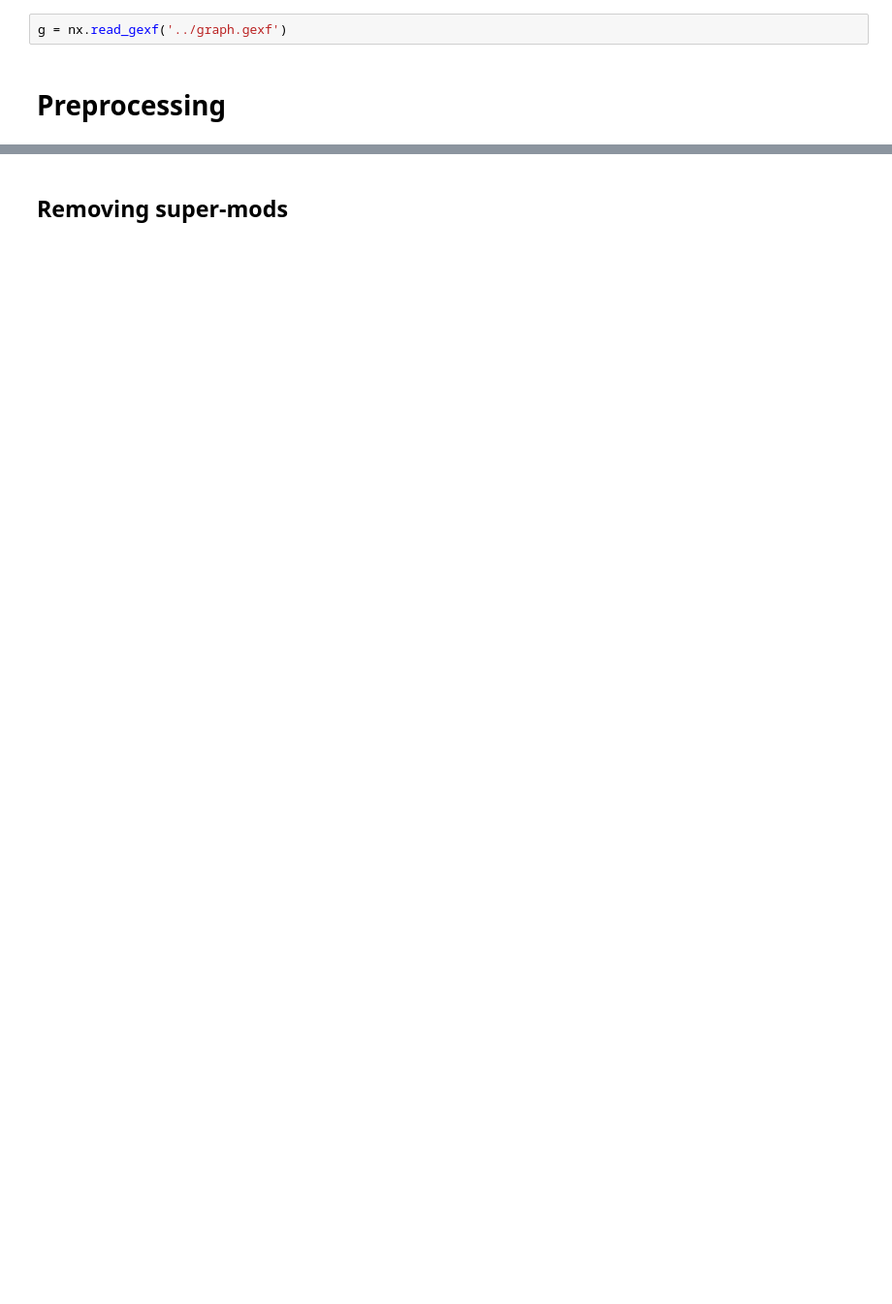
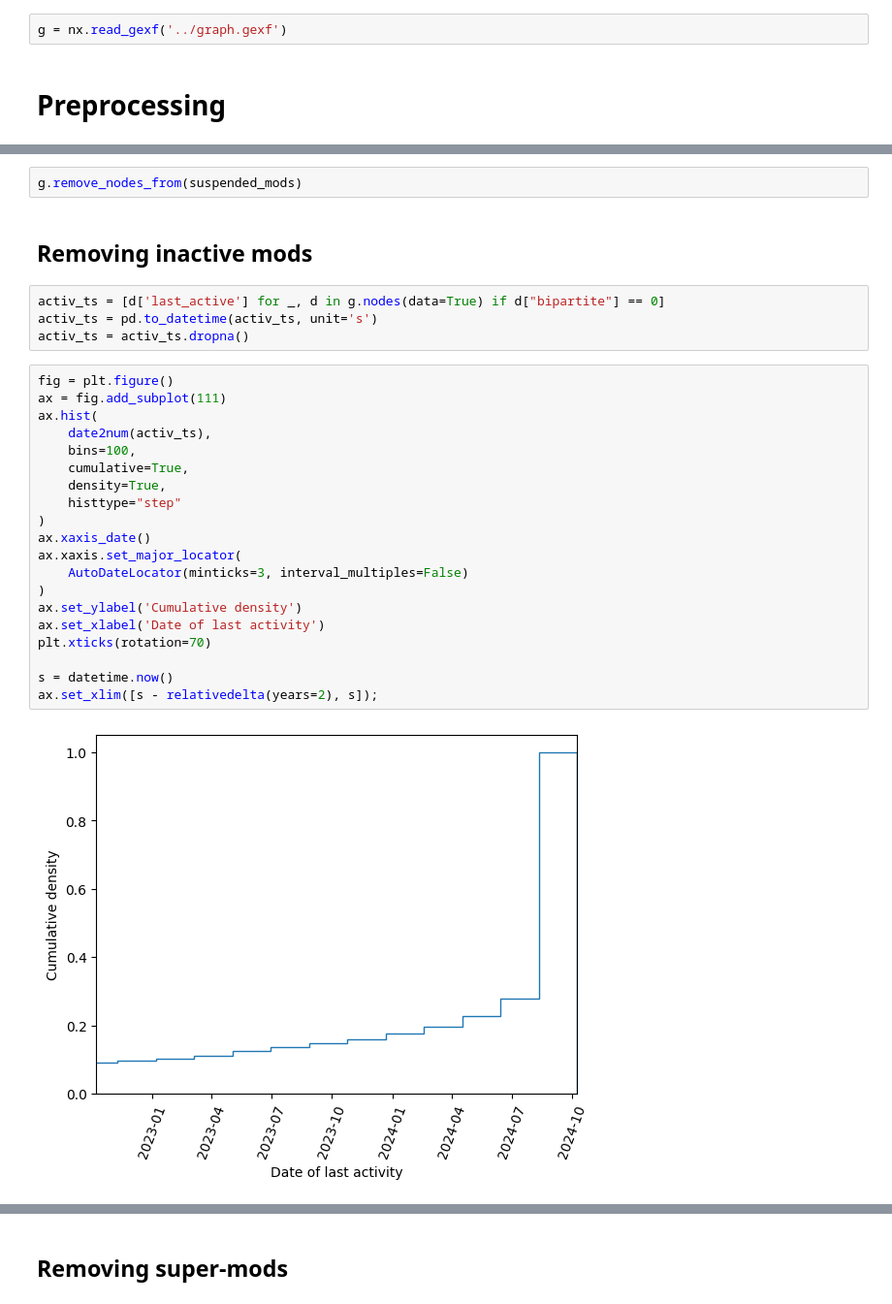
Before and after one commit to almayor/reddit-mods-dataset, a Jupyter notebook: example/example.ipynb, the cells around one changed output, grey strips where cells are left out. Shown at 97% size. Saved outputs shown, nothing was run; the diff lists cells and outputs as text; blank space fills up the shorter version.

```diff
--- a/example/example.ipynb
+++ b/example/example.ipynb
@@ -15,0 +36,30 @@ g = nx.read_gexf('../graph.gexf')
+# %%
+g.remove_nodes_from(suspended_mods)
+# %% [markdown]
+## Removing inactive mods
+# %%
+activ_ts = [d['last_active'] for _, d in g.nodes(data=True) if d["bipartite"] == 0]
+activ_ts = pd.to_datetime(activ_ts, unit='s')
+activ_ts = activ_ts.dropna()
+# %%
+fig = plt.figure()
+ax = fig.add_subplot(111)
+ax.hist(
+    date2num(activ_ts),
+    bins=100,
+    cumulative=True,
+    density=True,
+    histtype="step"
+)
+ax.xaxis_date()
+ax.xaxis.set_major_locator(
+    AutoDateLocator(minticks=3, interval_multiples=False)
+)
+ax.set_ylabel('Cumulative density')
+ax.set_xlabel('Date of last activity')
+plt.xticks(rotation=70)
+
+s = datetime.now()
+ax.set_xlim([s - relativedelta(years=2), s]);
+# %% [output]
+[figure, added]
```
Also changed, not shown: parts of 30 cells of this notebook, 4 other files.
